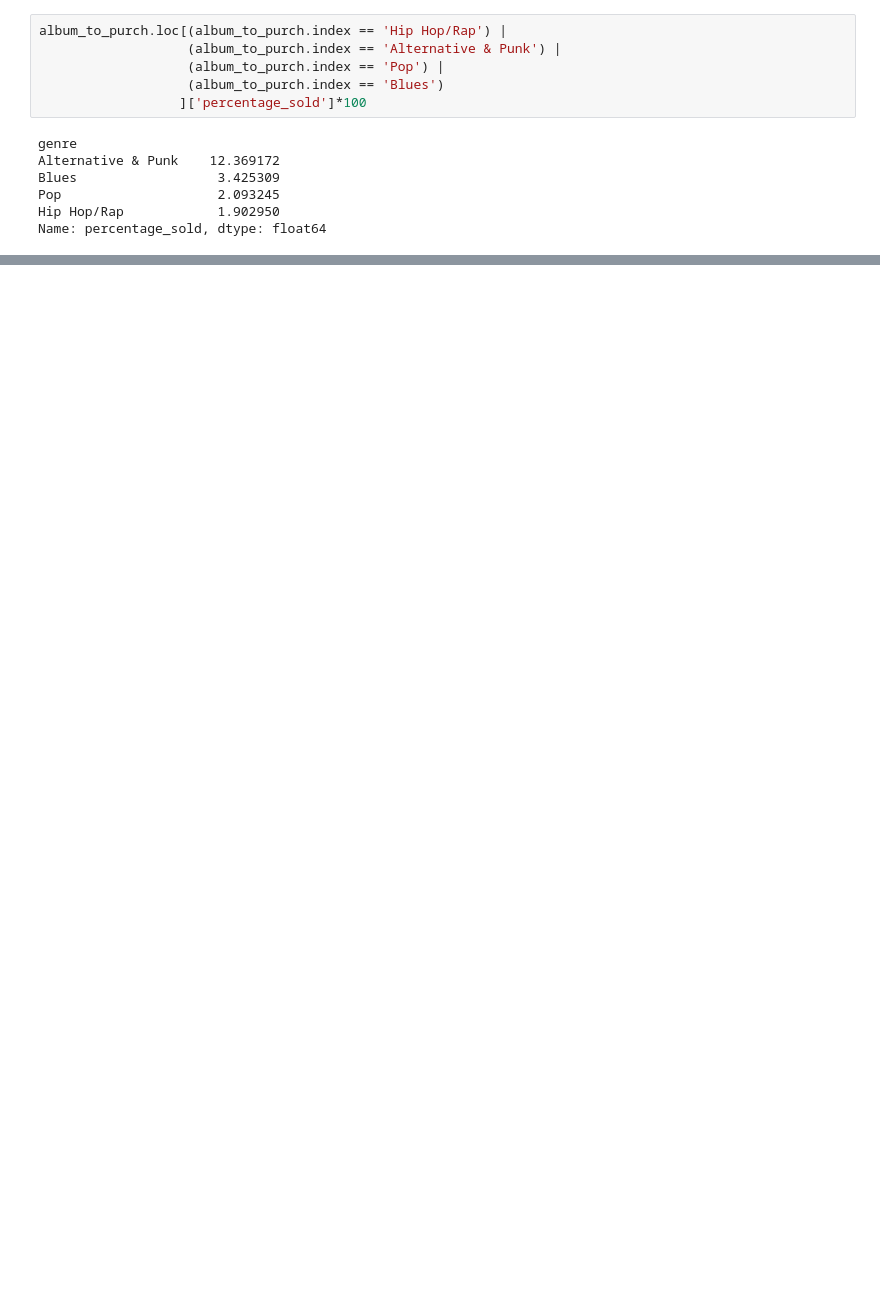
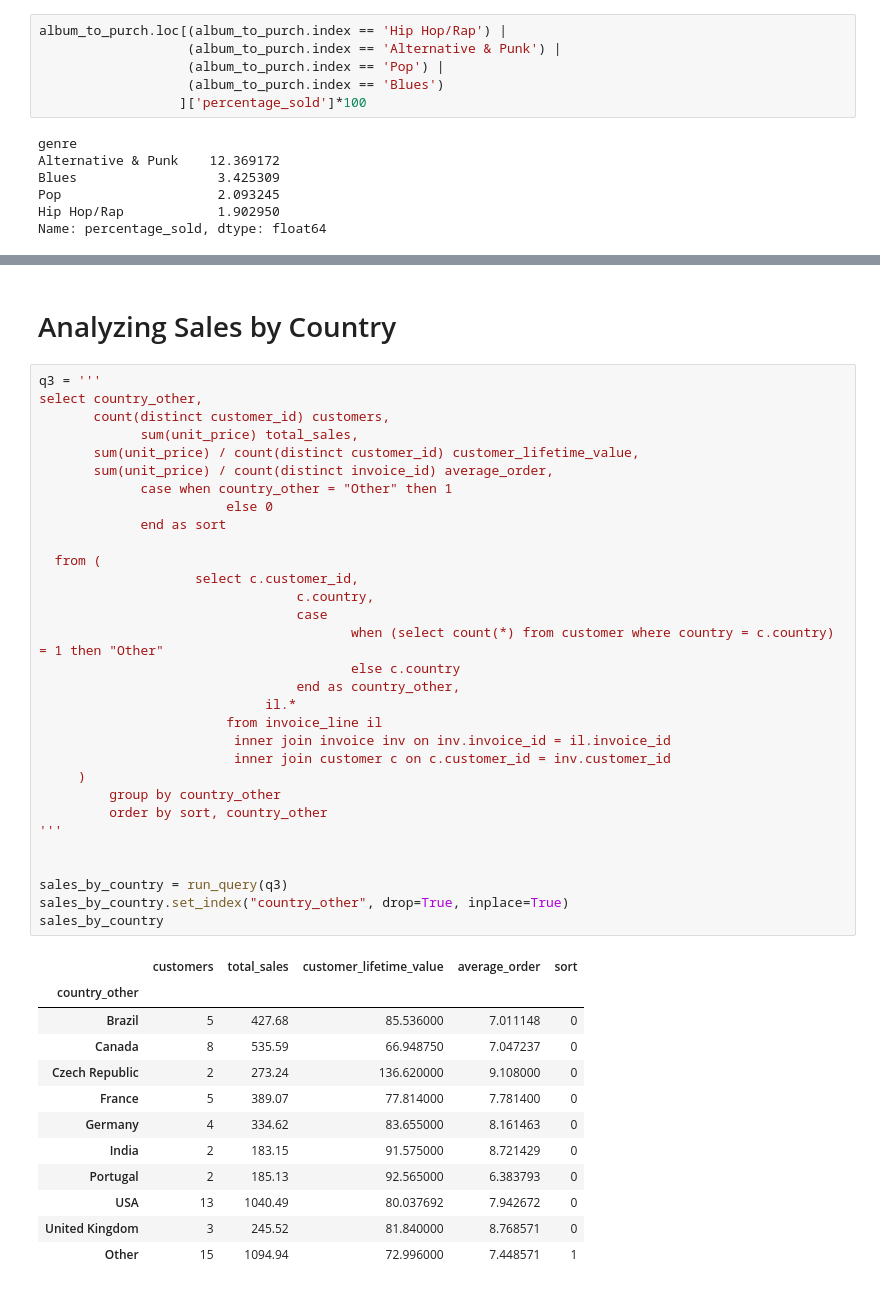
Before and after one commit to mishakmish/dataquest.io, a Jupyter notebook: Guided_Project_Answering_Business_Question_using_SQL/Answering_Business_Questions_using_SQL.ipynb, the cells around one changed output, grey strips where cells are left out. Saved outputs shown, nothing was run; the diff lists cells and outputs as text; blank space fills up the shorter version.

```diff
--- a/Guided_Project_Answering_Business_Question_using_SQL/Answering_Business_Questions_using_SQL.ipynb
+++ b/Guided_Project_Answering_Business_Question_using_SQL/Answering_Business_Questions_using_SQL.ipynb
@@ -133,0 +151,46 @@ plt.show()
+# %% [markdown]
+# Analyzing Sales by Country
+# %%
+q3 = '''
+select country_other,
+       count(distinct customer_id) customers,
+			 sum(unit_price) total_sales,
+       sum(unit_price) / count(distinct customer_id) customer_lifetime_value,
+       sum(unit_price) / count(distinct invoice_id) average_order,
+			 case when country_other = "Other" then 1
+						else 0
+			 end as sort
+
+  from (
+					select c.customer_id,
+								 c.country,
+								 case
+										when (select count(*) from customer where country = c.country) = 1 then "Other"
+										else c.country
+								 end as country_other,
+							 il.*
+						from invoice_line il
+						 inner join invoice inv on inv.invoice_id = il.invoice_id
+						 inner join customer c on c.customer_id = inv.customer_id
+     )
+		 group by country_other
+		 order by sort, country_other
+'''
+
+
+sales_by_country = run_query(q3)
+sales_by_country.set_index("country_other", drop=True, inplace=True)
+sales_by_country
+# %% [output]
+|  | customers | total_sales | customer_lifetime_value | average_order | sort |
+| country_other |  |  |  |  |  |
+| Brazil | 5 | 427.68 | 85.536000 | 7.011148 | 0 |
+| Canada | 8 | 535.59 | 66.948750 | 7.047237 | 0 |
+| Czech Republic | 2 | 273.24 | 136.620000 | 9.108000 | 0 |
+| France | 5 | 389.07 | 77.814000 | 7.781400 | 0 |
+| Germany | 4 | 334.62 | 83.655000 | 8.161463 | 0 |
+| India | 2 | 183.15 | 91.575000 | 8.721429 | 0 |
+| Portugal | 2 | 185.13 | 92.565000 | 6.383793 | 0 |
+| USA | 13 | 1040.49 | 80.037692 | 7.942672 | 0 |
+| United Kingdom | 3 | 245.52 | 81.840000 | 8.768571 | 0 |
+| Other | 15 | 1094.94 | 72.996000 | 7.448571 | 1 |
```
Also changed, not shown: parts of 7 cells of this notebook, 3 other files.
